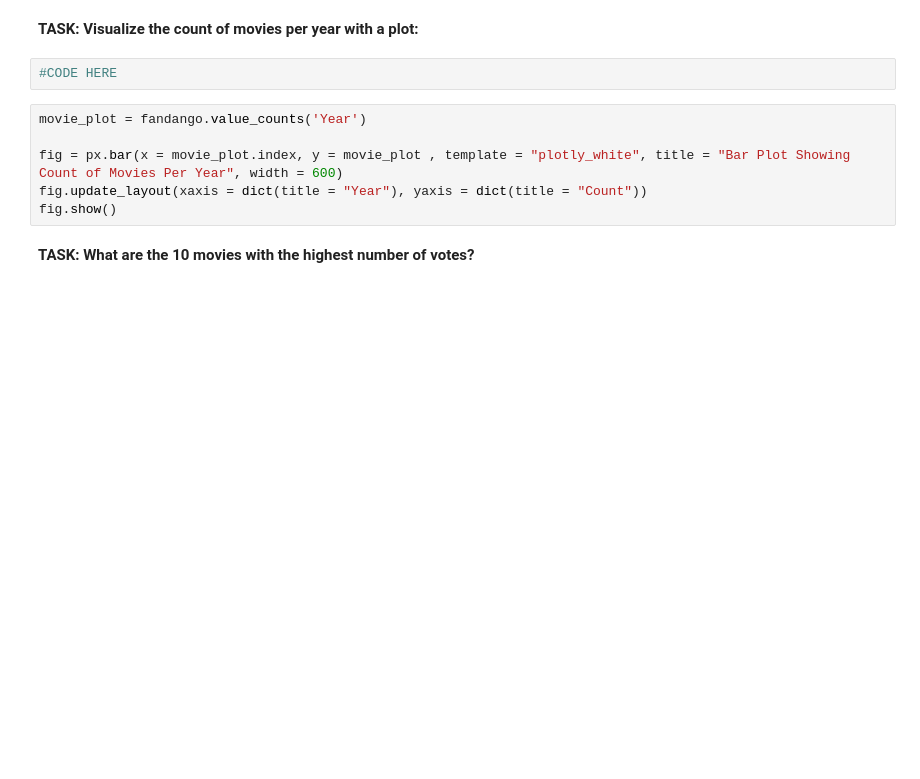
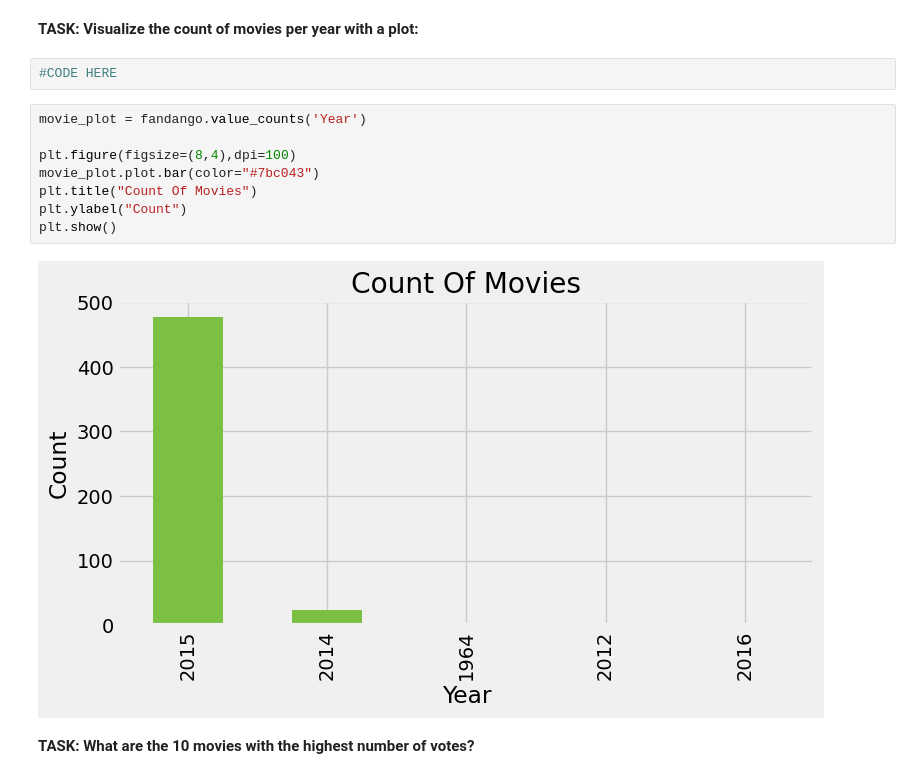
Before and after one commit to lajwithsingh/IMDB_MovieRating_DataAnalysis, a Jupyter notebook: imdb_movie_rating.ipynb, the cells around one changed output. Saved outputs shown, nothing was run; the diff lists cells and outputs as text; blank space fills up the shorter version.

```diff
--- a/imdb_movie_rating.ipynb
+++ b/imdb_movie_rating.ipynb
@@ -175,12 +180,16 @@ dtype: int64
 **TASK: Visualize the count of movies per year with a plot:**
 # %%
 #CODE HERE
-# %%
-movie_plot = fandango.value_counts('Year')
-
-fig = px.bar(x = movie_plot.index, y = movie_plot , template = "plotly_white", title = "Bar Plot Showing Count of Movies Per Year", width = 600)
-fig.update_layout(xaxis = dict(title = "Year"), yaxis = dict(title = "Count"))
-fig.show()
+# %%
+movie_plot = fandango.value_counts('Year')
+
+plt.figure(figsize=(8,4),dpi=100)
+movie_plot.plot.bar(color="#7bc043")
+plt.title("Count Of Movies")
+plt.ylabel("Count")
+plt.show()
+# %% [output]
+[figure, added]
 # %% [markdown]
 **TASK: What are the 10 movies with the highest number of votes?**
 # %%
```
Also changed, not shown: parts of 38 cells of this notebook.
